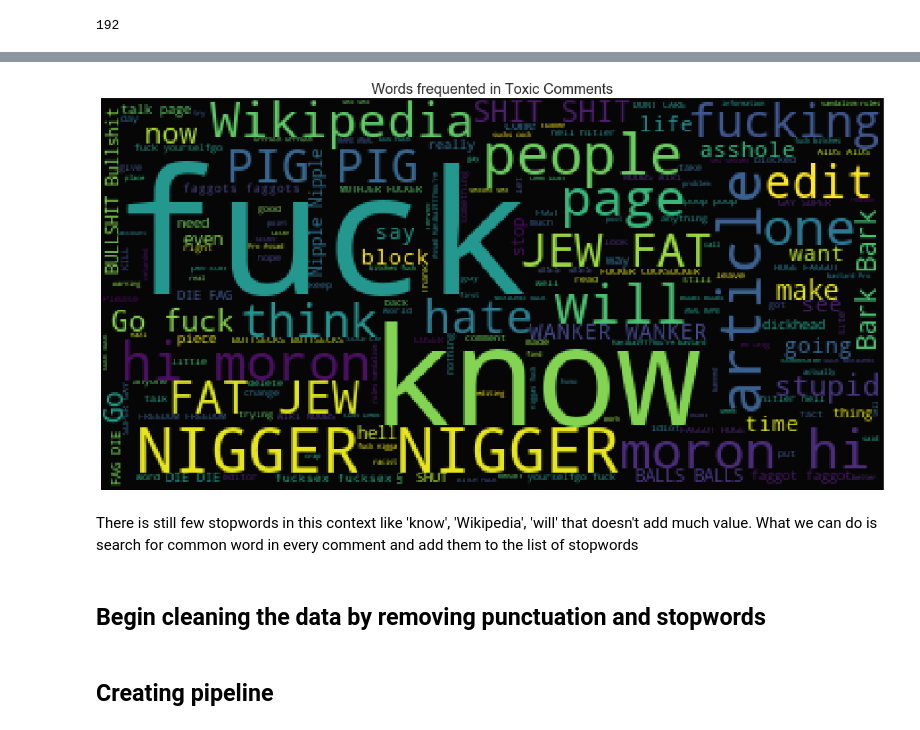
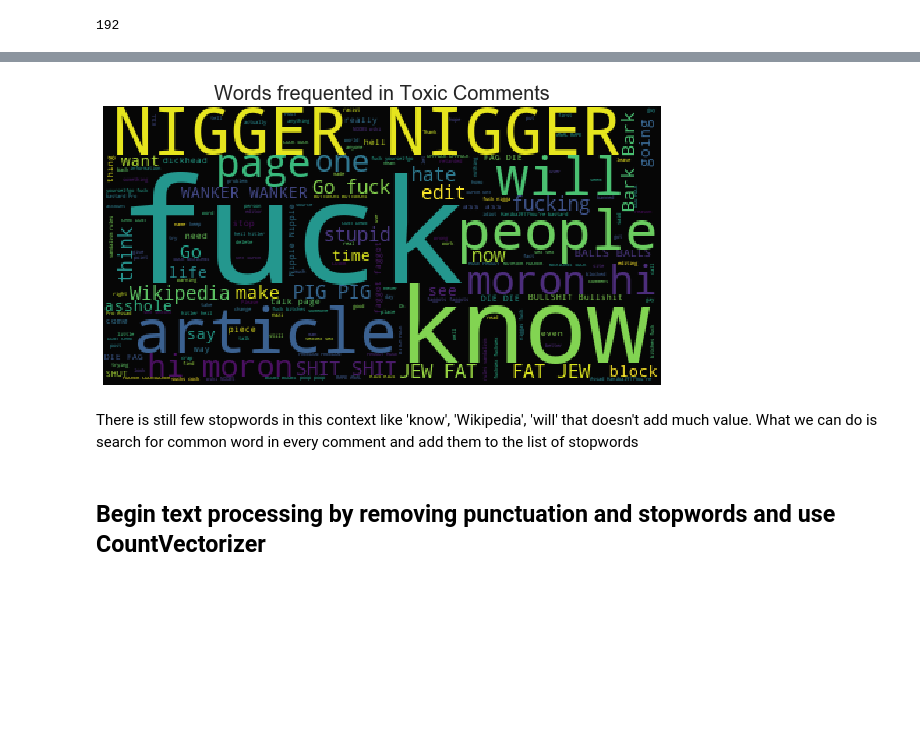
Before and after one commit to nyomie/Springboard, a Jupyter notebook: datasets/toxic comment/Toxic Comment EDA.ipynb, the cells around one changed output, grey strips where cells are left out. Drawn from its saved outputs; the diff is of its cells as text; code cells hidden in the pictures; blank space fills up the shorter version.

```diff
--- a/datasets/toxic comment/Toxic Comment EDA.ipynb
+++ b/datasets/toxic comment/Toxic Comment EDA.ipynb
@@ -123,9 +123,9 @@ dtype: int64
 # %% [markdown]
 Add the clean column
 # %%
-x=toxic_train.iloc[:,1:].sum()
+x=toxic_train.iloc[:,1:-1].sum()
 #marking comments without any tags as "clean"
-rowsums=toxic_train.iloc[:,1:].sum(axis=1)
+rowsums=toxic_train.iloc[:,1:-1].sum(axis=1)
 toxic_train['clean']=(rowsums==0)
 #count number of clean entries
 toxic_train['clean'].sum()
@@ -273,20 +287,20 @@ plt.show()
 # %%
 #wordcloud for toxic comments
 subset=toxic_train[toxic_train.toxic==1]
 text=subset.comment_text.values
 wc= WordCloud(background_color="black",max_words=2000,stopwords=stopword)
 wc.generate(" ".join(text))
-plt.figure(figsize=(20,10))
+plt.figure(figsize=(10,5))
 plt.axis("off")
 plt.title("Words frequented in Toxic Comments", fontsize=20)
 plt.imshow(wc.recolor(colormap= 'viridis' , random_state=17), alpha=0.98)
 plt.show()
 # %% [output]
-[figure, old version]
+[figure, new version]
 # %% [markdown]
 There is still few stopwords in this context like 'know', 'Wikipedia', 'will' that doesn't add much value. What we can do is search for common word in every comment and add them to the list of stopwords
 # %% [markdown]
-## Begin cleaning the data by removing punctuation and stopwords
+## Begin text processing by removing punctuation and stopwords and use CountVectorizer
 # %%
 def text_process(mess):
     """
@@ -306,2 +319,0 @@ def text_process(mess):
-# %% [markdown]
-## Creating pipeline
```
Also changed, not shown: parts of 34 cells of this notebook, 1 other file.
